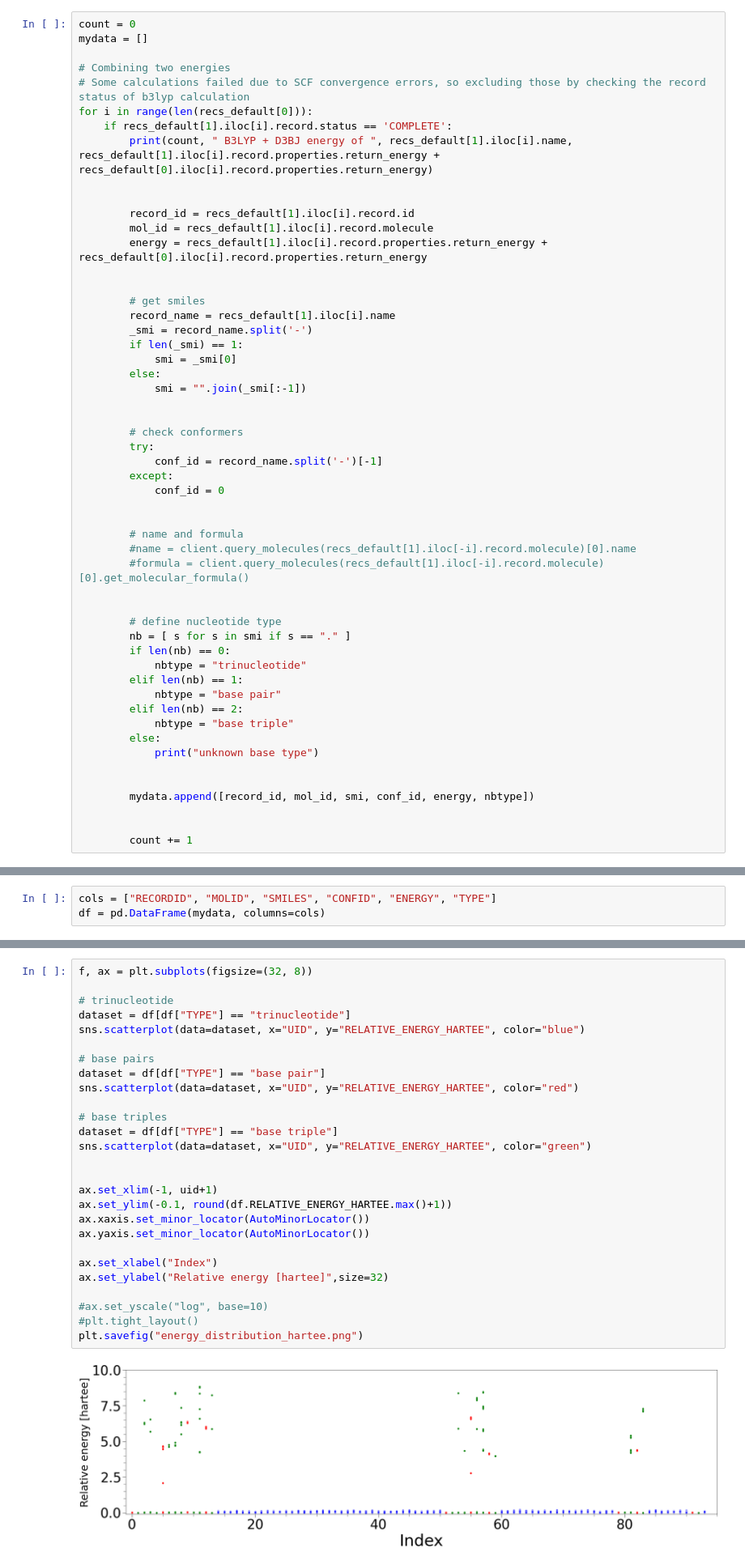
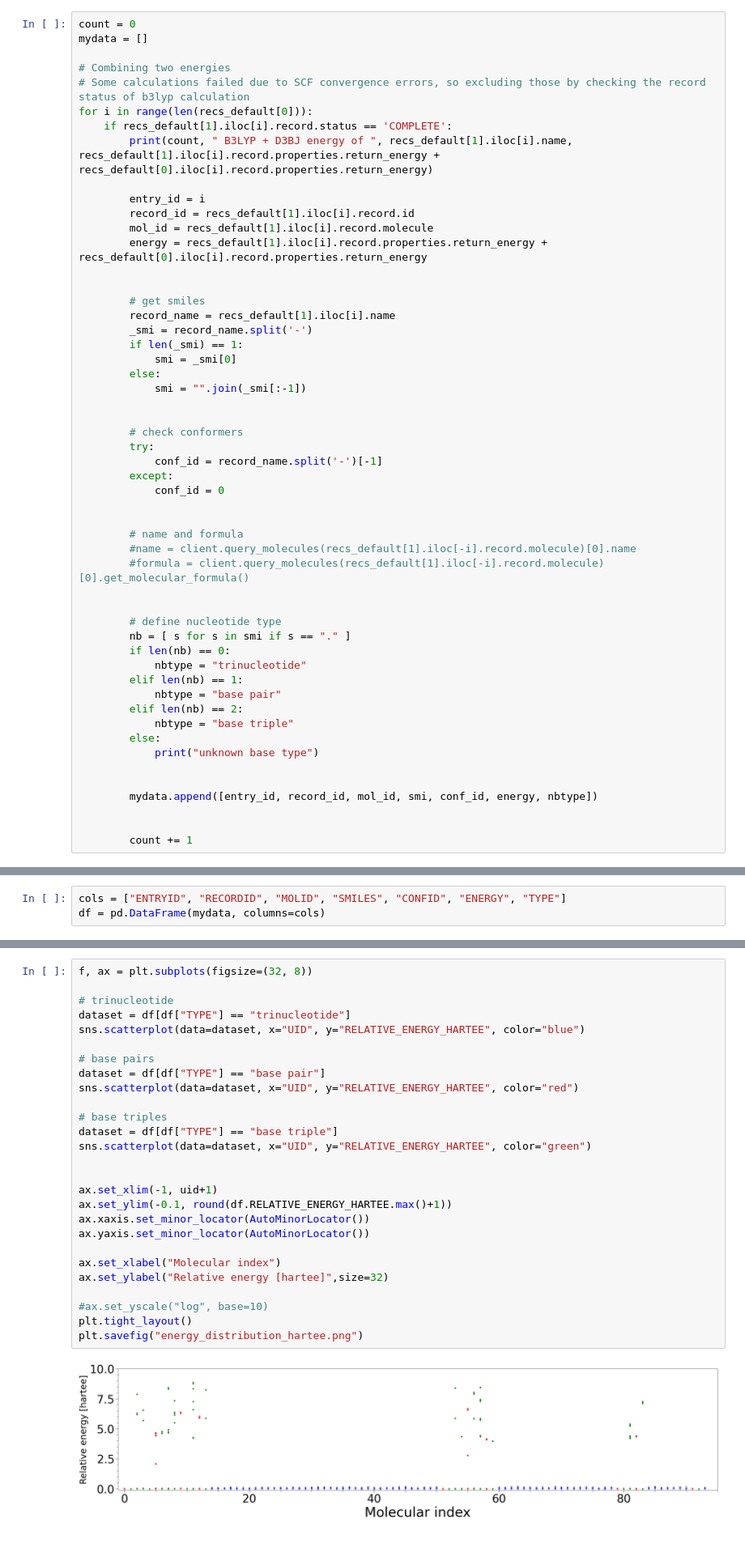
Before and after one commit to choderalab/rna-espaloma, a Jupyter notebook: espaloma-openff-default/rna-dataset-v1.0/00-rna-dataset-access/energy_distribution.ipynb, the cells around one changed output, grey strips where cells are left out. Shown at 81% size. Drawn from its saved outputs; the diff is of its cells as text.

Commit message:
update notebook for energy_distribution

```diff
--- a/espaloma-openff-default/rna-dataset-v1.0/00-rna-dataset-access/energy_distribution.ipynb
+++ b/espaloma-openff-default/rna-dataset-v1.0/00-rna-dataset-access/energy_distribution.ipynb
@@ -35,7 +35,7 @@ for i in range(len(recs_default[0])):
     if recs_default[1].iloc[i].record.status == 'COMPLETE':
         print(count, " B3LYP + D3BJ energy of ", recs_default[1].iloc[i].name, recs_default[1].iloc[i].record.properties.return_energy + recs_default[0].iloc[i].record.properties.return_energy)
 
-
+        entry_id = i
         record_id = recs_default[1].iloc[i].record.id
         mol_id = recs_default[1].iloc[i].record.molecule
         energy = recs_default[1].iloc[i].record.properties.return_energy + recs_default[0].iloc[i].record.properties.return_energy
@@ -74,7 +74,7 @@ for i in range(len(recs_default[0])):
             print("unknown base type")
 
 
-        mydata.append([record_id, mol_id, smi, conf_id, energy, nbtype])
+        mydata.append([entry_id, record_id, mol_id, smi, conf_id, energy, nbtype])
 
 
         count += 1
@@ -97,7 +97,7 @@ for i in range(len(recs_default[0])):
 1790  B3LYP + D3BJ energy of  Nc1ccn([C@@H]2O[C@H](COP(=O)([O-])O[C@@H]3[C@@H](COP(=O)([O-])O[C@@H]4[C@@H](CO)O[C@@H](n5cnc6c(N)ncnc65)[C@@H]4O)O[C@@H](n4ccc(N)nc4=O)[C@@H]3O)[C@@H](O)[C@H]2O)c(=O)n1- ...
 1791  B3LYP + D3BJ energy of  Nc1ccn([C@@H]2O[C@H](COP(=O)([O-])O[C@@H]3[C@@H](COP(=O)([O-])O[C@@H]4[C@@H](CO)O[C@@H](n5cnc6c(N)ncnc65)[C@@H]4O)O[C@@H](n4ccc(N)nc4=O)[C@@H]3O)[C@@H](O)
 # %%
-cols = ["RECORDID", "MOLID", "SMILES", "CONFID", "ENERGY", "TYPE"]
+cols = ["ENTRYID", "RECORDID", "MOLID", "SMILES", "CONFID", "ENERGY", "TYPE"]
 df = pd.DataFrame(mydata, columns=cols)
 # %%
 df
@@ -259,32 +259,32 @@ plt.rcParams.update(params)
 # %%
 f, ax = plt.subplots(figsize=(32, 8))
 
 # trinucleotide
 dataset = df[df["TYPE"] == "trinucleotide"]
 sns.scatterplot(data=dataset, x="UID", y="RELATIVE_ENERGY_HARTEE", color="blue")
 
 # base pairs
 dataset = df[df["TYPE"] == "base pair"]
 sns.scatterplot(data=dataset, x="UID", y="RELATIVE_ENERGY_HARTEE", color="red")
 
 # base triples
 dataset = df[df["TYPE"] == "base triple"]
 sns.scatterplot(data=dataset, x="UID", y="RELATIVE_ENERGY_HARTEE", color="green")
 
 
 ax.set_xlim(-1, uid+1)
 ax.set_ylim(-0.1, round(df.RELATIVE_ENERGY_HARTEE.max()+1))
 ax.xaxis.set_minor_locator(AutoMinorLocator())
 ax.yaxis.set_minor_locator(AutoMinorLocator())
 
-ax.set_xlabel("Index")
+ax.set_xlabel("Molecular index")
 ax.set_ylabel("Relative energy [hartee]",size=32)
 
 #ax.set_yscale("log", base=10)
-#plt.tight_layout()
+plt.tight_layout()
 plt.savefig("energy_distribution_hartee.png")
 # %% [output]
-[figure, old version]
+[figure, new version]
 # %%
 f, ax = plt.subplots(figsize=(32, 8))
 
```
Also changed, not shown: parts of 9 cells of this notebook.
